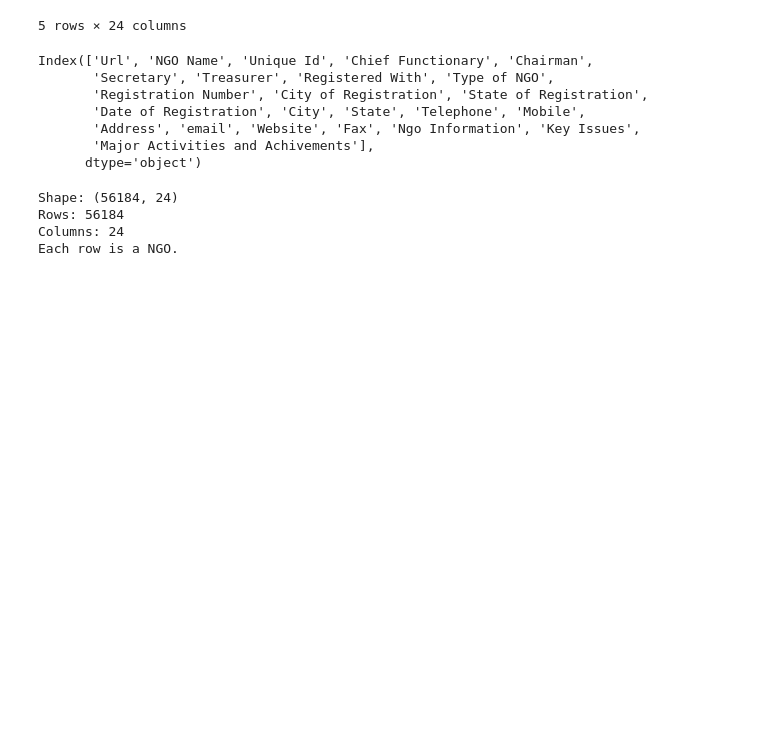
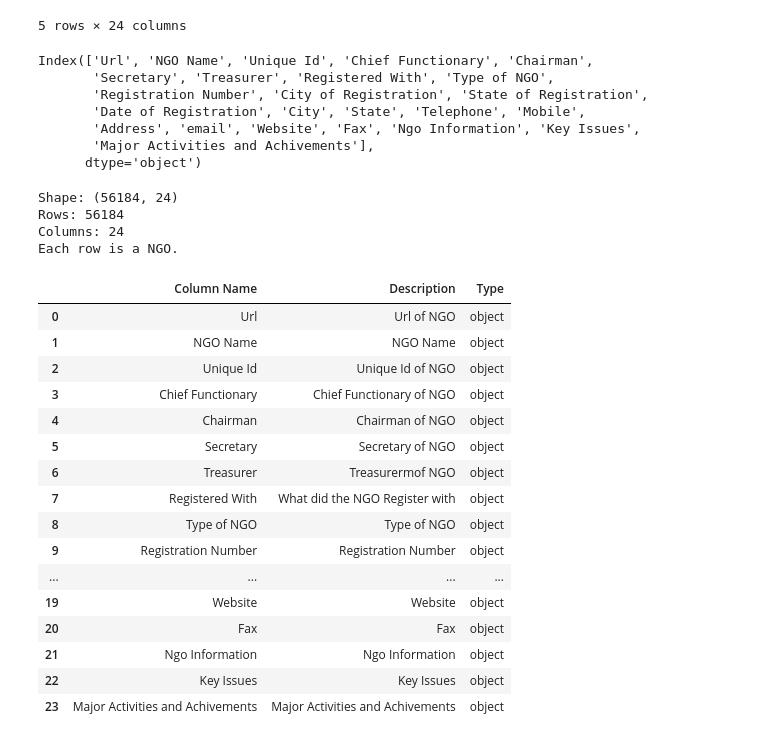
Before and after one commit to shayan-khoygani/Codebook, a Jupyter notebook: [DIR] from Shekhar/IndiaNGO/IndiaNGO.ipynb, the cells around one changed output. Saved outputs shown, nothing was run; the diff lists cells and outputs as text; code cells hidden in the pictures; blank space fills up the shorter version.

```diff
--- a/[DIR] from Shekhar/IndiaNGO/IndiaNGO.ipynb
+++ b/[DIR] from Shekhar/IndiaNGO/IndiaNGO.ipynb
@@ -41,3 +43,53 @@ Shape: (56184, 24)
 Rows: 56184
 Columns: 24
 Each row is a NGO.
+# %%
+dataset_columns = [column for column in dataset.columns]
+dataset_desc = ['Url of NGO',
+                'NGO Name',
+                'Unique Id of NGO',
+                'Chief Functionary of NGO',
+                'Chairman of NGO',
+                'Secretary of NGO',
+                'Treasurermof NGO',
+                'What did the NGO Register with',
+                'Type of NGO',
+                'Registration Number',
+                'City of Registration',
+                'State of Registration',
+                'Date of Registration',
+                'City currently in',
+                'State currently in',
+                'Telephone',
+                'Mobile',
+                'Address',
+                'email',
+                'Website',
+                'Fax',
+                'Ngo Information',
+                'Key Issues',
+                'Major Activities and Achivements'
+               ]
+dataset_desc = dataset_desc + ["N/A"] * (len(dataset_columns) - len(dataset_desc))
+dataset_dtypes = [dtype for dtype in dataset.dtypes]
+data = {"Column Name": dataset_columns, "Description": dataset_desc, "Type": dataset_dtypes}
+codebook = pd.DataFrame(data)
+codebook
+# %% [output]
+|  | Column Name | Description | Type |
+| 0 | Url | Url of NGO | object |
+| 1 | NGO Name | NGO Name | object |
+| 2 | Unique Id | Unique Id of NGO | object |
+| 3 | Chief Functionary | Chief Functionary of NGO | object |
+| 4 | Chairman | Chairman of NGO | object |
+| 5 | Secretary | Secretary of NGO | object |
+| 6 | Treasurer | Treasurermof NGO | object |
+| 7 | Registered With | What did the NGO Register with | object |
+| 8 | Type of NGO | Type of NGO | object |
+| 9 | Registration Number | Registration Number | object |
+| ... | ... | ... | ... |
+| 19 | Website | Website | object |
+| 20 | Fax | Fax | object |
+| 21 | Ngo Information | Ngo Information | object |
+| 22 | Key Issues | Key Issues | object |
+| 23 | Major Activities and Achivements | Major Activities and Achivements | object |
```
Also changed, not shown: parts of 98 cells of this notebook, 2 other files.
